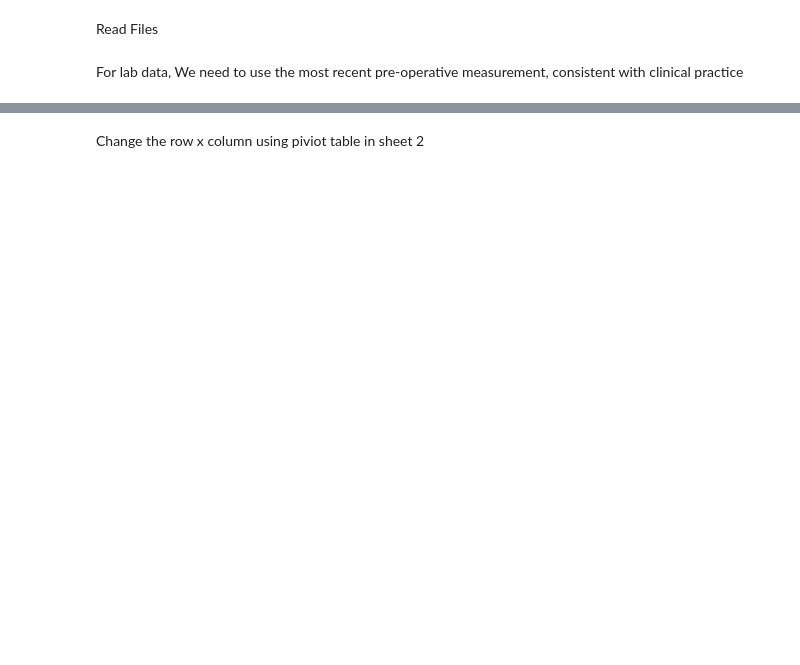
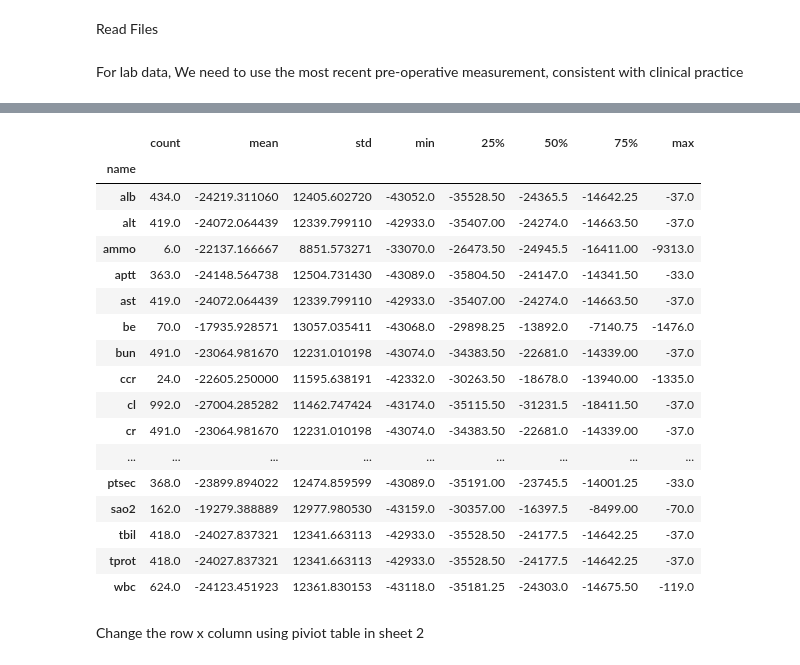
Before and after one commit to May-hk/lab-test-prediction, a Jupyter notebook: data_processing.ipynb, the cells around one changed output, grey strips where cells are left out. Saved outputs shown, nothing was run; the diff lists cells and outputs as text; code cells hidden in the pictures; blank space fills up the shorter version.

```diff
--- a/data_processing.ipynb
+++ b/data_processing.ipynb
@@ -34,3 +34,24 @@ preop_last.head(10)
+# %%
+preop.groupby("name")["dt"].describe()
+# %% [output]
+|  | count | mean | std | min | 25% | 50% | 75% | max |
+| name |  |  |  |  |  |  |  |  |
+| alb | 434.0 | -24219.311060 | 12405.602720 | -43052.0 | -35528.50 | -24365.5 | -14642.25 | -37.0 |
+| alt | 419.0 | -24072.064439 | 12339.799110 | -42933.0 | -35407.00 | -24274.0 | -14663.50 | -37.0 |
+| ammo | 6.0 | -22137.166667 | 8851.573271 | -33070.0 | -26473.50 | -24945.5 | -16411.00 | -9313.0 |
+| aptt | 363.0 | -24148.564738 | 12504.731430 | -43089.0 | -35804.50 | -24147.0 | -14341.50 | -33.0 |
+| ast | 419.0 | -24072.064439 | 12339.799110 | -42933.0 | -35407.00 | -24274.0 | -14663.50 | -37.0 |
+| be | 70.0 | -17935.928571 | 13057.035411 | -43068.0 | -29898.25 | -13892.0 | -7140.75 | -1476.0 |
+| bun | 491.0 | -23064.981670 | 12231.010198 | -43074.0 | -34383.50 | -22681.0 | -14339.00 | -37.0 |
+| ccr | 24.0 | -22605.250000 | 11595.638191 | -42332.0 | -30263.50 | -18678.0 | -13940.00 | -1335.0 |
+| cl | 992.0 | -27004.285282 | 11462.747424 | -43174.0 | -35115.50 | -31231.5 | -18411.50 | -37.0 |
+| cr | 491.0 | -23064.981670 | 12231.010198 | -43074.0 | -34383.50 | -22681.0 | -14339.00 | -37.0 |
+| ... | ... | ... | ... | ... | ... | ... | ... | ... |
+| ptsec | 368.0 | -23899.894022 | 12474.859599 | -43089.0 | -35191.00 | -23745.5 | -14001.25 | -33.0 |
+| sao2 | 162.0 | -19279.388889 | 12977.980530 | -43159.0 | -30357.00 | -16397.5 | -8499.00 | -70.0 |
+| tbil | 418.0 | -24027.837321 | 12341.663113 | -42933.0 | -35528.50 | -24177.5 | -14642.25 | -37.0 |
+| tprot | 418.0 | -24027.837321 | 12341.663113 | -42933.0 | -35528.50 | -24177.5 | -14642.25 | -37.0 |
+| wbc | 624.0 | -24123.451923 | 12361.830153 | -43118.0 | -35181.25 | -24303.0 | -14675.50 | -119.0 |
 # %%
 #preop_last.to_excel("preop_lab_values.xlsx", index=False)
 # %% [markdown]
```
Also changed, not shown: parts of 11 cells of this notebook.
